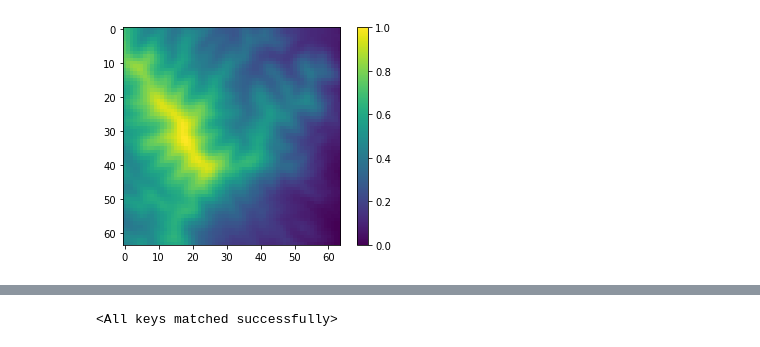
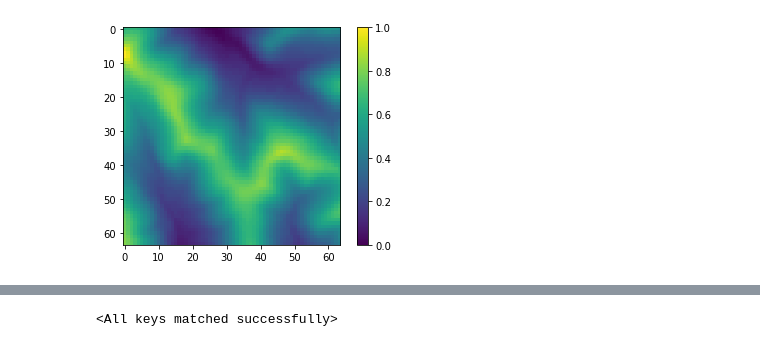
Before and after one commit to nikitakuchur/landscape-generator, a Jupyter notebook: vae.ipynb, the cells around one changed output, grey strips where cells are left out. Saved outputs shown, nothing was run; the diff lists cells and outputs as text; code cells hidden in the pictures.

```diff
--- a/vae.ipynb
+++ b/vae.ipynb
@@ -34,12 +35,12 @@ class ImagesDataset(Dataset):
 # %%
 import matplotlib.pyplot as plt
 
 dataset = ImagesDataset('./data')
-p = plt.imshow(dataset[16].view(64, 64))
+p = plt.imshow(dataset[6498].view(64, 64))
 plt.colorbar(p)
 plt.show()
 # %% [output]
-[figure, old version]
+[figure, new version]
 # %%
 batch_size = 100
 dataloader = DataLoader(dataset, batch_size=batch_size, shuffle=True)
```
Also changed, not shown: parts of 12 cells of this notebook, 4 other files.
